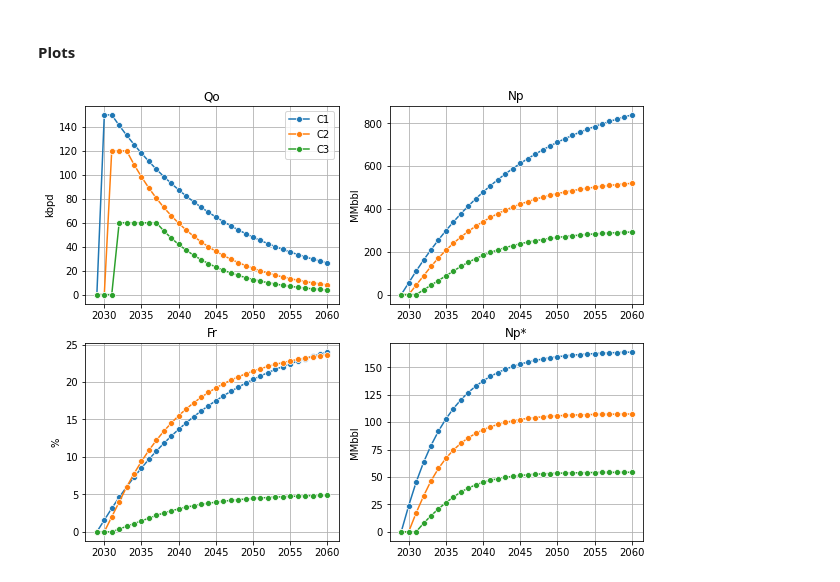
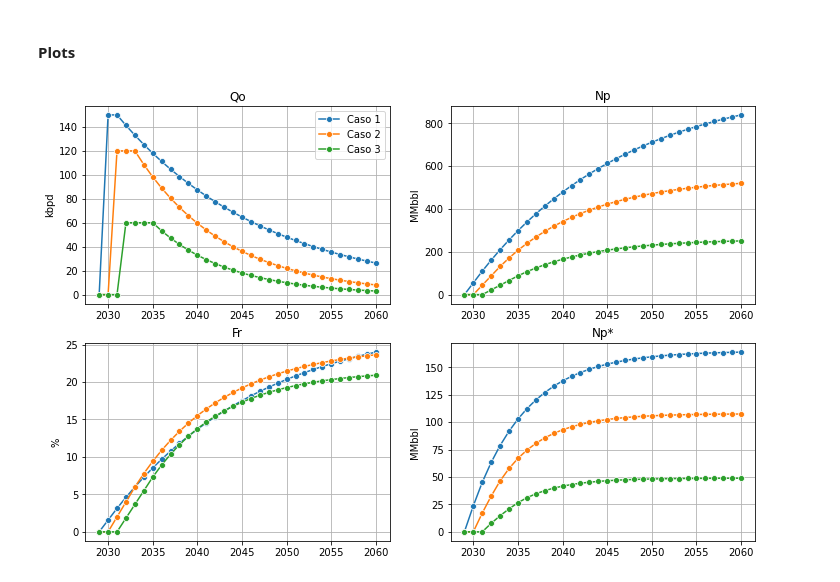
Before and after one commit to felipecostapereira/Decline, a Jupyter notebook: decline.ipynb, the cells around one changed output. Saved outputs shown, nothing was run; the diff lists cells and outputs as text; code cells hidden in the pictures.

```diff
--- a/decline.ipynb
+++ b/decline.ipynb
@@ -10,17 +10,17 @@ InteractiveShell.ast_node_interactivity = "all"
 #### Parametrização
 # %%
 labels = [
-    'C1',
-    'C2',
-    'C3'
+    'Caso 1',
+    'Caso 2',
+    'Caso 3'
 ]
 
-voips = [3500, 2200, 6000]
-beginYear = [2030, 2031, 2032]
-stopYear = 2060
-maxoil = [150, 120, 60]
-t_plateau = [2, 3, 6]
-declines = [6, 10, 12]
+voips = [3500, 2200, 1200]  # MMBBL
+beginYear = [2030, 2031, 2032] # ano
+maxoil = [150, 120, 60] # kbpd
+t_plateau = [2, 3, 4] # anos
+declines = [6, 10, 12] # % aa
 
 tma = 0.11
 NPVYear = 2022
+stopYear = 2060
@@ -46,9 +50,11 @@ qos = np.asarray(qos)
 ### Np, FR
 # %%
 Nps = []
+NpsMax = []
 FRS = []
 for i,qo in enumerate(qos):
     Np = np.cumsum(365*qo)/1000
     Nps.append(Np)
+    NpsMax.append(np.max(Np))
     FR = Np/voips[i]*100
     FRS.append(FR)
@@ -63,24 +71,24 @@ for i,qo in enumerate(qos):
 # %% [markdown]
 #### Plots
 # %%
-fig, ax = plt.subplots(2,2,figsize=(10,8))
+fig, ax = plt.subplots(2,2,figsize=(12,8))
 
 titles = ['Qo','Np','Fr','Np*']
 units = ['kbpd','MMbbl','%','MMbbl']
 
 for c, qo in enumerate(qos):
     sns.lineplot(years, qo, label=labels[c], ax=ax[0,0], marker='o')
 
 for Np, FR, NpAt in zip(Nps, FRS, NpAts):
     sns.lineplot(years, Np, ax=ax[0,1], marker='o')
     sns.lineplot(years, FR, ax=ax[1,0], marker='o')
     sns.lineplot(years, NpAt, ax=ax[1,1], marker='o')
 
 for i, ax in enumerate(ax.flat):
     ax.set_title(f'{titles[i]}')
     ax.set_ylabel(f'{units[i]}')
     ax.grid()
 
 pass;
 # %% [output]
-[figure, old version]
+[figure, new version]
```
Also changed, not shown: parts of 4 cells of this notebook.
